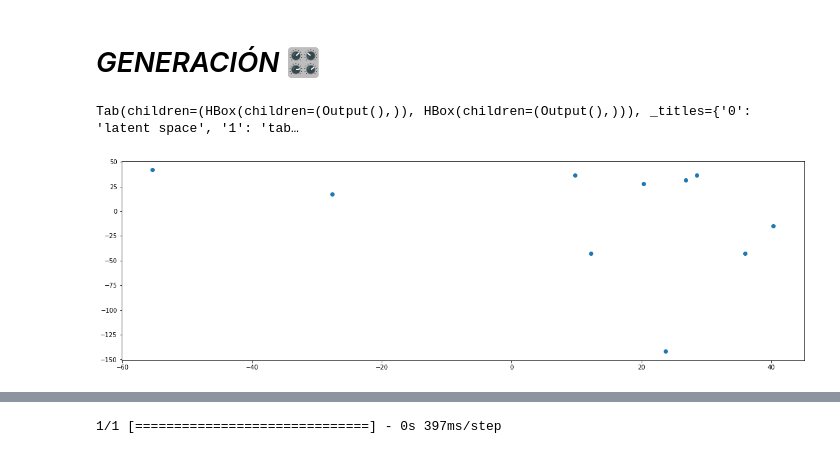
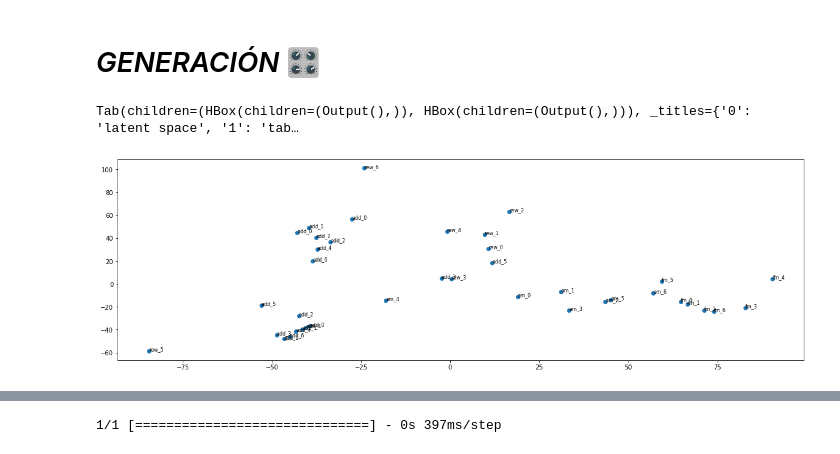
Before and after one commit to mezaga/ACIML-prototype, a Jupyter notebook: ACIML_prototype_lab.ipynb, the cells around one changed output, grey strips where cells are left out. Cells and saved outputs as stored; diff of their text form; code cells hidden in the pictures.

```diff
--- a/ACIML_prototype_lab.ipynb
+++ b/ACIML_prototype_lab.ipynb
@@ -627,7 +627,7 @@ Requirement already satisfied: future in /usr/local/lib/python3.7/dist-packages
 from sklearn import preprocessing
 from google.colab import files
 
-dropdown = 'Subir archivos' #@param ["Crear","Subir archivos","Grabar"]
+dropdown = 'Crear' #@param ["Crear","Subir archivos","Grabar"]
 '''
 if dropdown == 'Subir archivos':
 
@@ -924,7 +924,7 @@ Xw = (data- mu_wave)/max_wave
 Xw = Xw[...,np.newaxis][...,np.newaxis]
 
 referencia_1 = 'Preentrenado' #@param ['Nuevo modelo','Preentrenado']
-Epocas = 28 #@param {type:"slider", min:10, max:10000, step:1}
+Epocas = 10 #@param {type:"slider", min:10, max:10000, step:1}
 batches = 5 #@param {type: "integer"}
 lr = 0.00008 #@param {type: "slider", min:0.00001, max: 0.0001, step:0.00001}
 
@@ -1081,55 +1081,39 @@ Text(0.5, 1.0, 'reconstruction')
 from IPython.display import display
 import ipywidgets as widgets
 import matplotlib.pyplot as plt
 plt.figure(figsize = [20,6])
 
 def setup_ui(df):
 
     out2 = widgets.Output()
     with out2:
         display(df)
     return out2
 
 def viz_ui():
     out2 = widgets.Output()
     with out2:
       try:
+        update = list(zip(DATA_filt['gid'],ids, np.vstack(all_tracks_latent)))
+        pca_df = pd.DataFrame(data= update)
         pca = PCA(n_components= 2)
-        counter = 0
-        cu = 0
-        latent_pca = pca.fit_transform(np.vstack(all_tracks_latent))
-        #for key,value in zliders.items():
-        for s_values in update_sliders.items():
-          if s_values[1].value != 0:
-            plt.scatter(latent_pca[counter: counter + s_values[1].value, 0],
-                        latent_pca[counter: counter + s_values[1].value, 1],
-                        cmap= 10,
-                        label = key)
-            counter += value
-            cu += 1
-          #plt.set_title('PCA')
-          #plt.set_xlabel('PCA 1')
-          #plt.set_ylabel('PCA 2')
-          for idx, id in enumerate(ids):
-            plt.annotate(id,(latent_pca[idx][0], latent_pca[idx][1]+ 0.2),fontsize= 8)
-          plt.legend()
-          plt.xticks([])
-          plt.yticks([])
-          plt.show()
-        #display(plt)
+        latent_pca = pca.fit_transform(np.vstack(pca_df[2]))
+        plt.scatter(latent_pca[0:, 0], latent_pca[0: ,1])
+        for idx, id in enumerate(pca_df[1]):
+                  plt.annotate(id,(latent_pca[idx][0], latent_pca[idx][1]+ 0.2), fontsize= 8)
       except TypeError:
-       #print("No olvides evaluar el modelo")
-        return out2
+        print("No olvides evaluar el modelo")
+    return out2
 
 
 df_display = HBox(children = [setup_ui(DATA_filt)])
 latent_display = HBox(children = [viz_ui()])
 
 tab_latent = widgets.Tab()
 tab_latent.children = [latent_display, df_display]
 tab_latent.set_title(0,"latent space")
 tab_latent.set_title(1,"table")
 tab_latent
 # %% [output]
 Tab(children=(HBox(children=(Output(),)), HBox(children=(Output(),))), _titles={'0': 'latent space', '1': 'tab…
-[figure, old version]
+[figure, new version]
```
Also changed, not shown: parts of 7 cells of this notebook.
